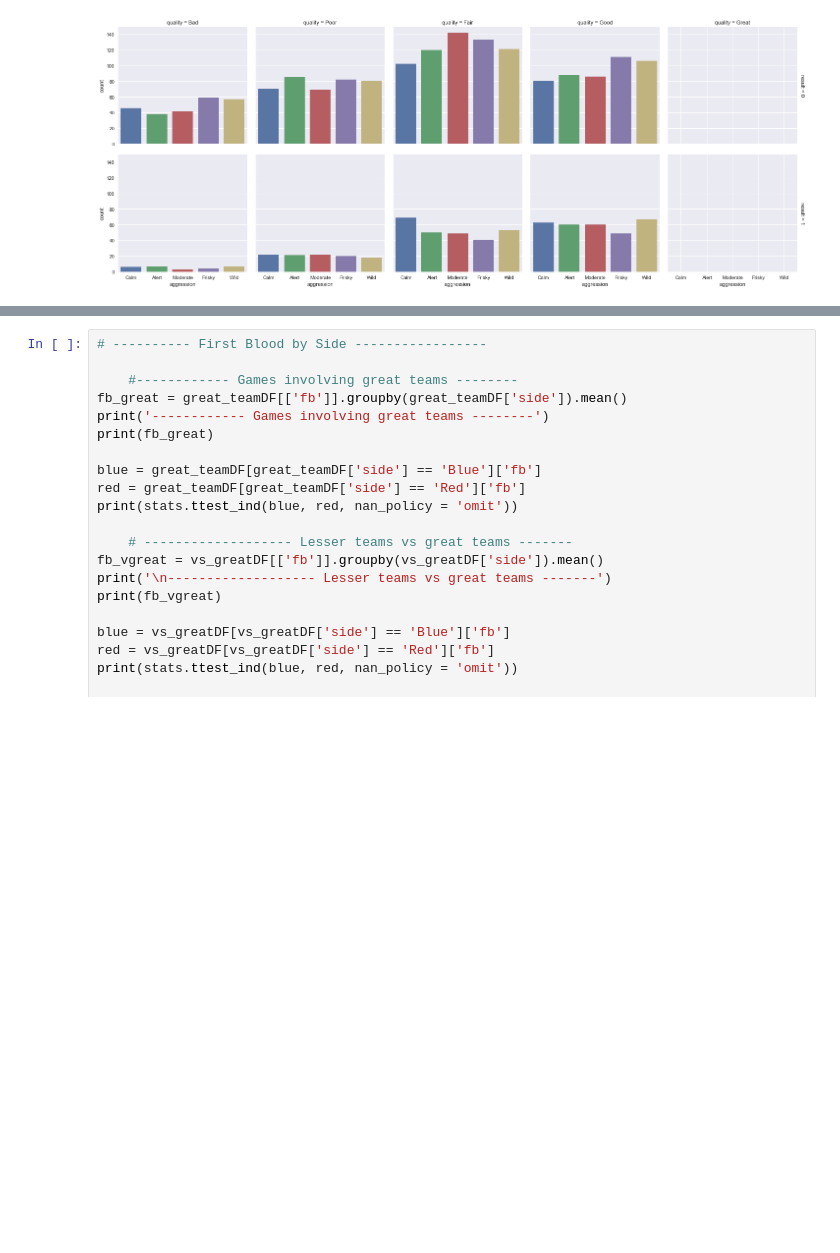
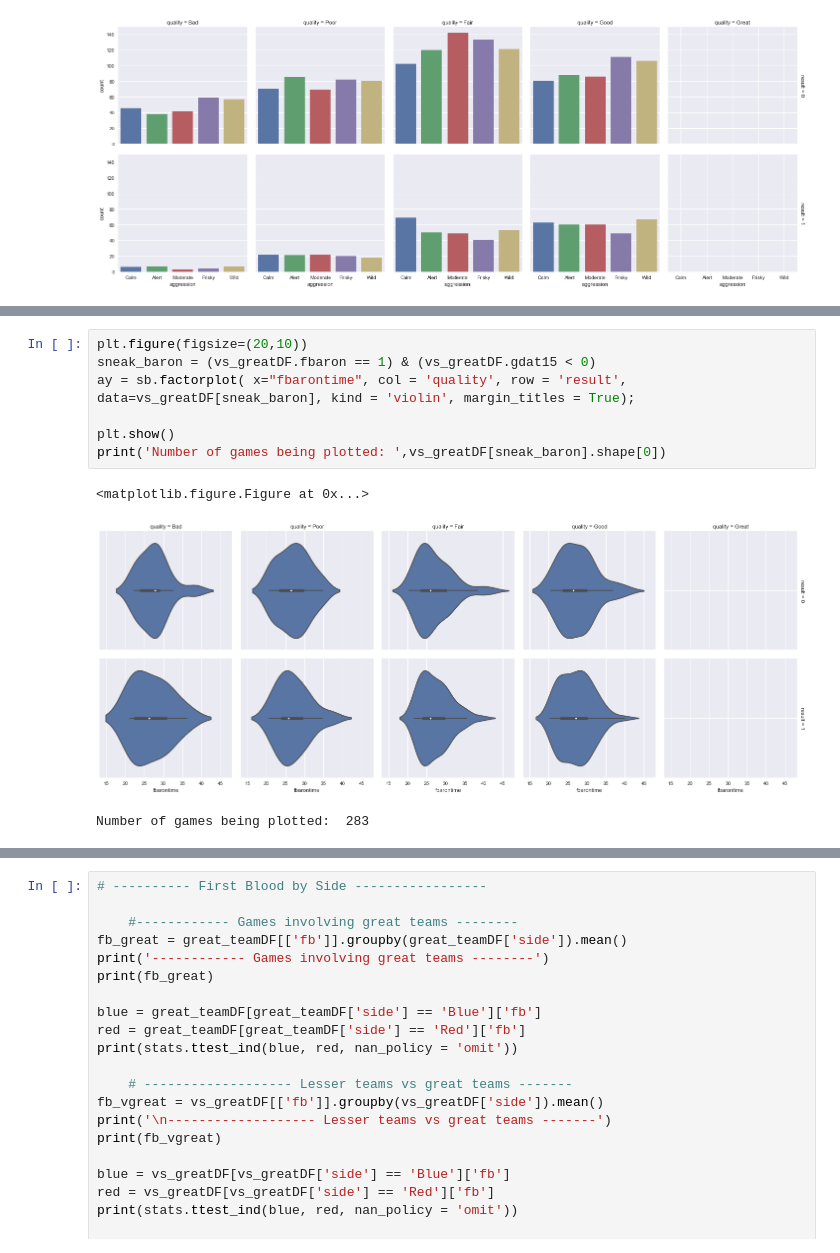
Before and after one commit to gmlander/Springboard, a Jupyter notebook: Capstone 1 EDA.ipynb, the cells around one changed output, grey strips where cells are left out. Saved outputs shown, nothing was run; the diff lists cells and outputs as text; blank space fills up the shorter version.

```diff
--- a/Capstone 1 EDA.ipynb
+++ b/Capstone 1 EDA.ipynb
@@ -560,0 +586,11 @@ plt.show()
+# %%
+plt.figure(figsize=(20,10))
+sneak_baron = (vs_greatDF.fbaron == 1) & (vs_greatDF.gdat15 < 0)
+ay = sb.factorplot( x="fbarontime", col = 'quality', row = 'result', data=vs_greatDF[sneak_baron], kind = 'violin', margin_titles = True);
+
+plt.show()
+print('Number of games being plotted: ',vs_greatDF[sneak_baron].shape[0])
+# %% [output]
+<matplotlib.figure.Figure at 0x...>
+[figure, added]
+Number of games being plotted:  283
```
Also changed, not shown: parts of 34 cells of this notebook.
